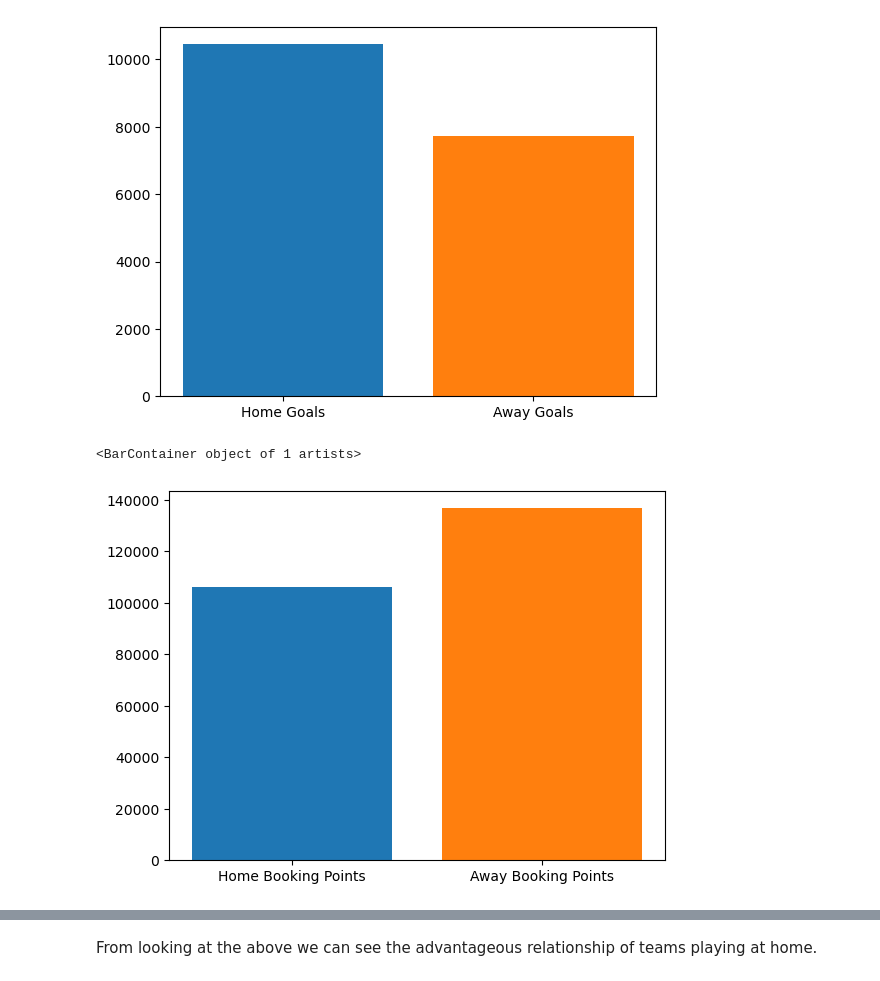
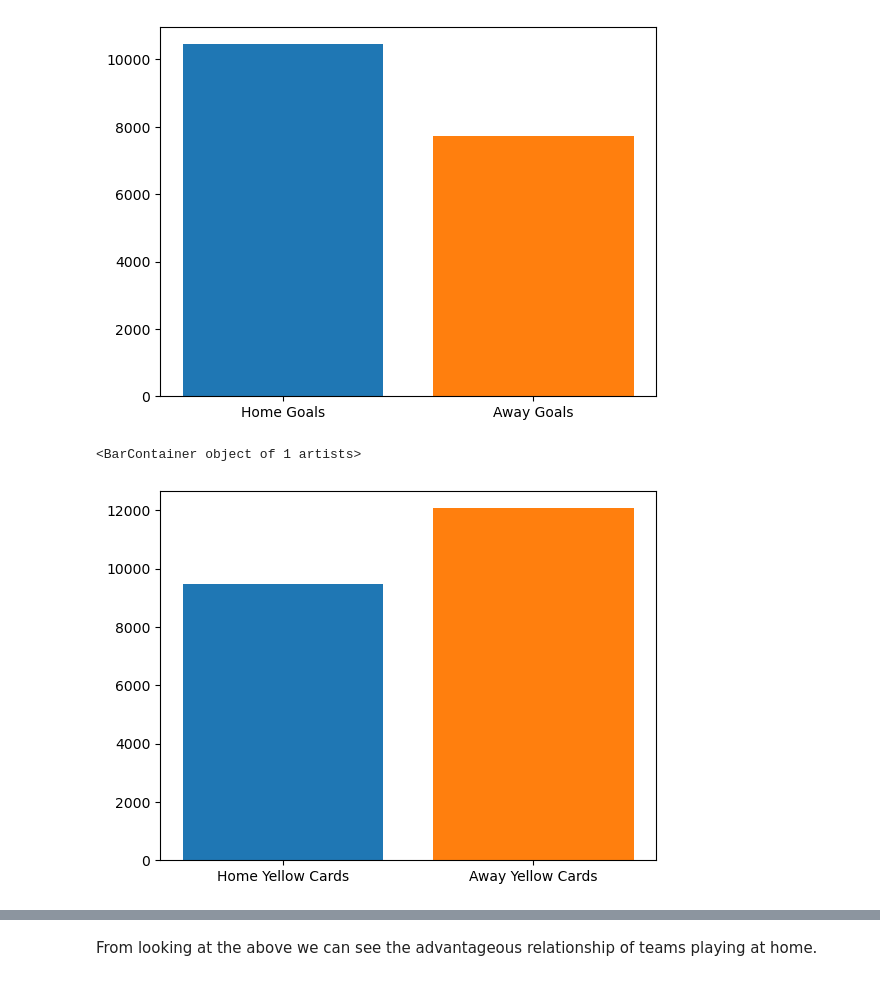
Before and after one commit to Kevin002023/PFDA-Assignment, a Jupyter notebook: PFDA -Assignment.ipynb, the cells around one changed output, grey strips where cells are left out. Cells and saved outputs as stored; diff of their text form; code cells hidden in the pictures.

```diff
--- a/PFDA -Assignment.ipynb
+++ b/PFDA -Assignment.ipynb
@@ -44,7 +45,7 @@ This dataset contains 45 different variables. For the purpose of this project I
 
 I will create a new dataset with just these variables.
 # %%
-prem_df = footballdf[['Date', 'HomeTeam', 'AwayTeam', 'FTHG', 'FTAG', 'HBP', 'ABP']]
+prem_df = footballdf[['Date', 'HomeTeam', 'AwayTeam', 'FTHG', 'FTAG', 'HY', 'AY', 'HR', 'AR']]
 prem_df.info()
 prem_df.head()
 # %% [output]
@@ -84,11 +87,12 @@ ax.bar('Away Goals', total_away_goals, label = 'Away Goals')
 # %%
 fig, ax = plt.subplots()
 
-total_home_bp = prem_df['HBP'].sum()
-total_away_bp = prem_df['ABP'].sum()
+total_home_yellow = prem_df['HY'].sum()
+total_away_yellow = prem_df['AY'].sum()
 
-ax.bar('Home Booking Points', total_home_bp, label = 'Home Booking Points')
-ax.bar('Away Booking Points', total_away_bp, label = 'Away Booking Points')
+
+ax.bar('Home Yellow Cards', total_home_yellow, label = 'Home Yellow Cards')
+ax.bar('Away Yellow Cards', total_away_yellow, label = 'Away Yellow Cards')
 # %% [output]
 <BarContainer object of 1 artists>
-[figure, old version]
+[figure, new version]
```
Also changed, not shown: parts of 27 cells of this notebook.
